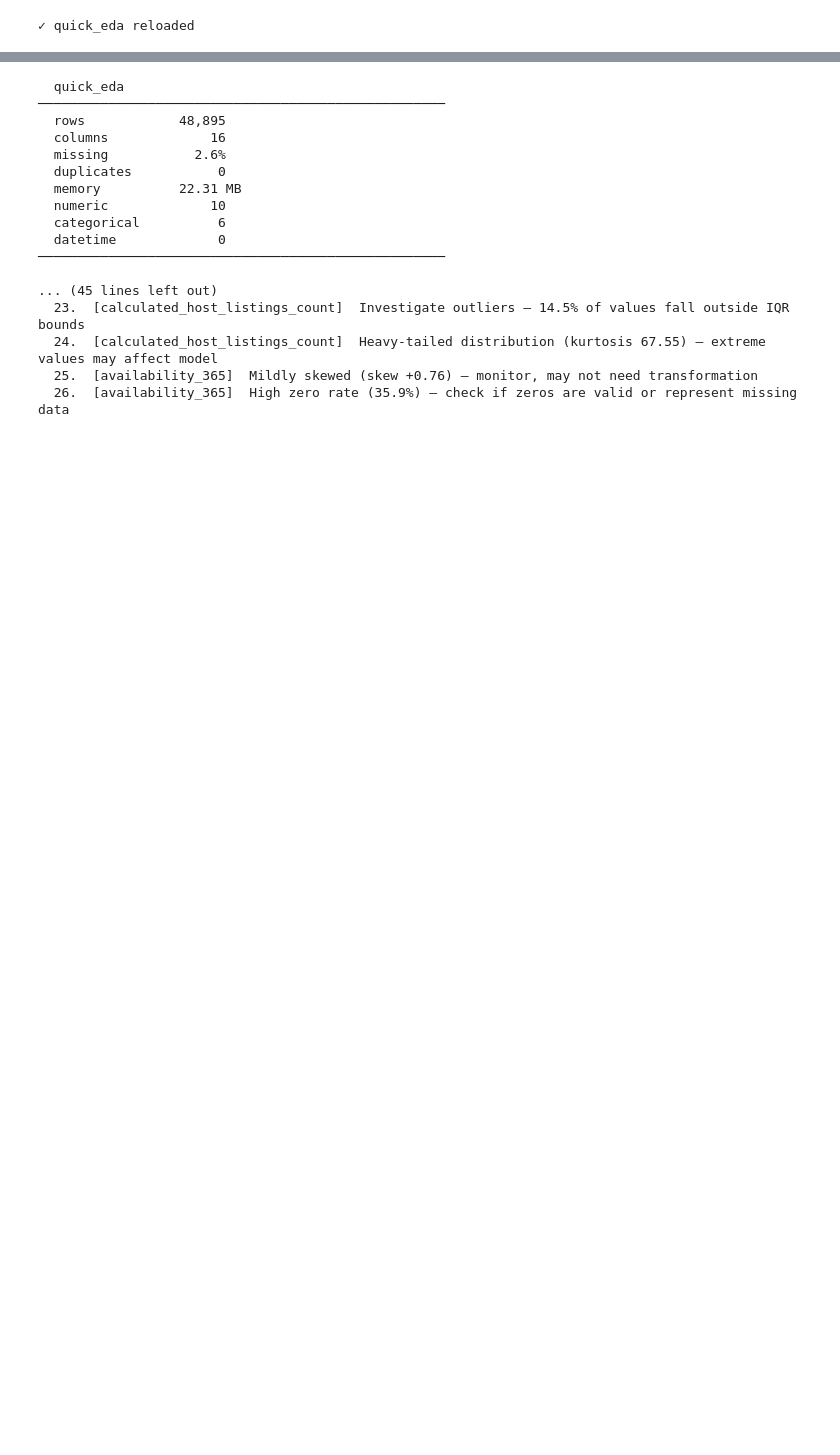
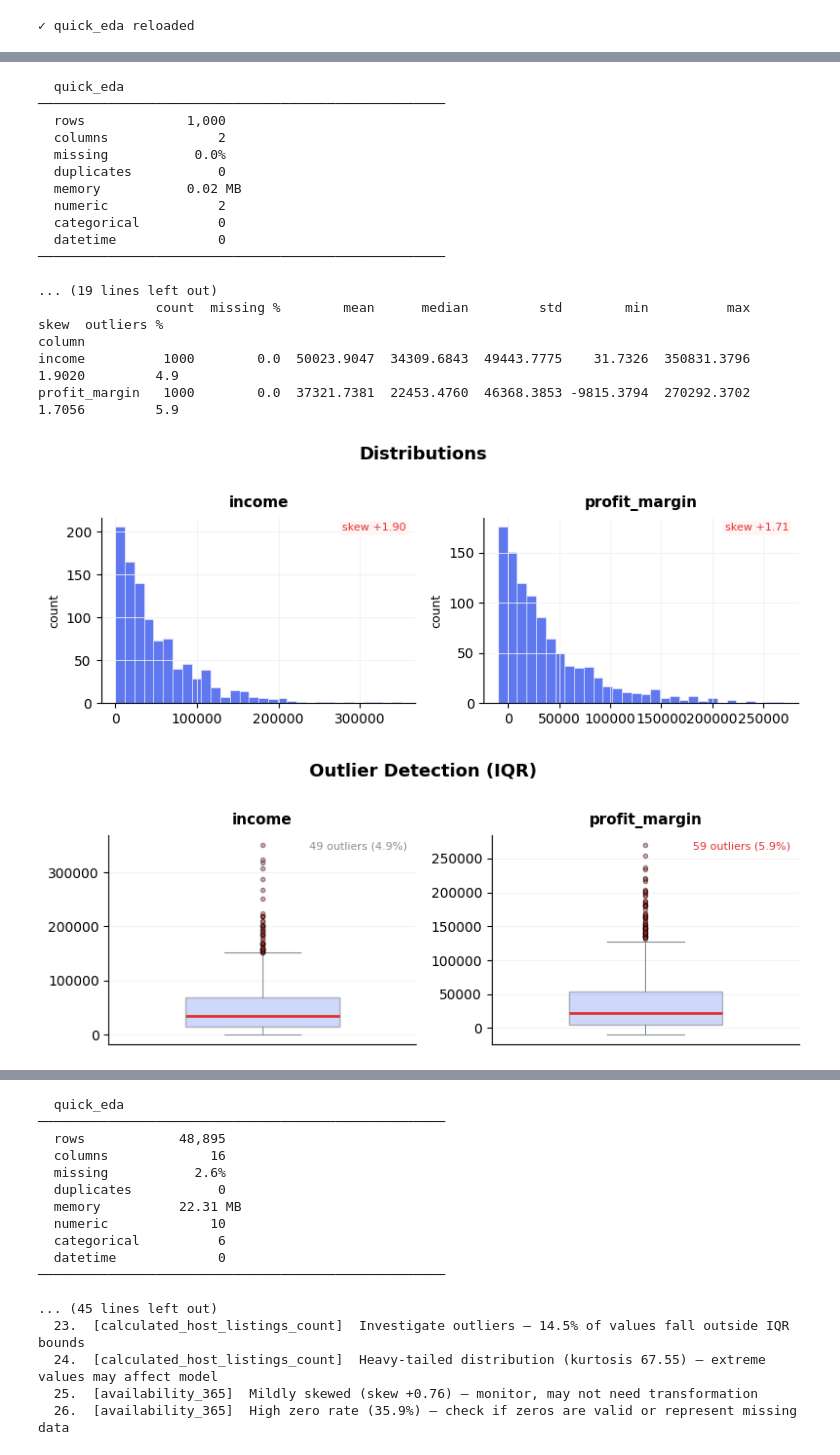
Before and after one commit to GodXSpell/AutoEDA, a Jupyter notebook: examples/demo.ipynb, the cells around one changed output, grey strips where cells are left out. Cells and saved outputs as stored; diff of their text form; code cells hidden in the pictures; blank space fills up the shorter version.

```diff
--- a/examples/demo.ipynb
+++ b/examples/demo.ipynb
@@ -28,0 +69,36 @@ print("✓ quick_eda reloaded")
+# %%
+# ----------------------------------------------------
+# Showcasing v0.1.1: Box-Cox on skewed negative values
+# In earlier versions, this generated an invalid 'log transform' suggestion.
+# ----------------------------------------------------
+import numpy as np
+
+# Generate negatively skewed data with bounds below 0
+df_skew = pd.DataFrame({
+    # normal right skew (gets log transform safely)
+    "income": np.random.exponential(50000, 1000),
+    # negative minimum right skew (gets power transform suggestion)
+    "profit_margin": np.random.exponential(50000, 1000) - 10000
+})
+
+qeda.quick_eda(df_skew)
+# %% [output]
+  quick_eda
+────────────────────────────────────────────────────
+  rows             1,000
+  columns              2
+  missing           0.0%
+  duplicates           0
+  memory           0.02 MB
+  numeric              2
+  categorical          0
+  datetime             0
+────────────────────────────────────────────────────
+
+... (19 lines left out)
+               count  missing %        mean      median         std        min          max    skew  outliers %
+column
+income          1000        0.0  50023.9047  34309.6843  49443.7775    31.7326  350831.3796  1.9020         4.9
+profit_margin   1000        0.0  37321.7381  22453.4760  46368.3853 -9815.3794  270292.3702  1.7056         5.9
+[figure, added]
+[figure, added]
```
Also changed, not shown: parts of 8 cells of this notebook, 14 other files.
